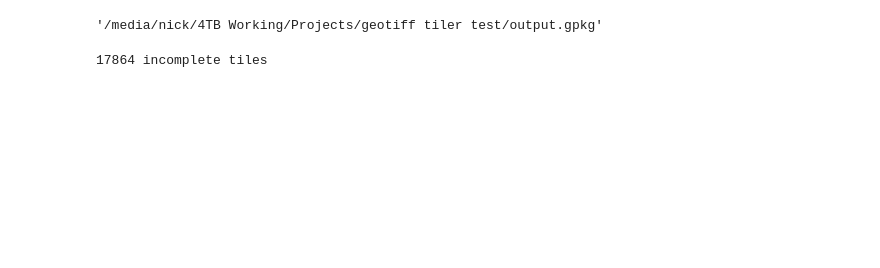
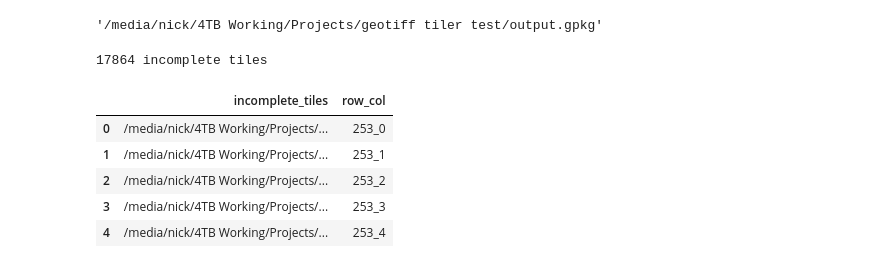
Before and after one commit to DPIRD-DMA/GeoTIFF_tiler, a Jupyter notebook: GeoTIFF_tiler_clean.ipynb, the cells around one changed output. Cells and saved outputs as stored; diff of their text form; code cells hidden in the pictures; blank space fills up the shorter version.

```diff
--- a/GeoTIFF_tiler_clean.ipynb
+++ b/GeoTIFF_tiler_clean.ipynb
@@ -43,6 +45,7 @@ print('We found ',len(geo_tiff_list),input_file_ext,'files')
 We found  31574 .tif files
 # %%
 # if you want to filter our input raster use this
-valid_raster_df = pd.read_csv(valid_raster)
-valid_raster_df.head()
+if valid_rasters_csv:
+    valid_raster_df = pd.read_csv(valid_rasters_csv)
+    print(valid_raster_df.head())
 # %% [output]
@@ -55,18 +58,20 @@ valid_raster_df.head()
+# %%
+# conver the valid raster names into a set so the lookup if much faster
+if valid_rasters_csv:
+    valid_raster_names = set(valid_raster_df.raster_name.tolist())
 # %%
-# conver the valid raster names into a set so the lookup if much faster
-valid_raster_names = set(valid_raster_df.tile.tolist())
+if valid_rasters_csv:
+    short_list = []
 
-short_list = []
-
-for tif in tqdm(geo_tiff_list):
-#     my csv file does not have the file extentions so we are stripping out the '.tif' to find a match
-    file_name = os.path.basename(tif).replace('.tif','')
-#     check if the current raster is in the list, if so add it to the clean list
-    if file_name in valid_raster_names:
-        short_list.append(tif)
-# reset the full list to the clean list
-geo_tiff_list = short_list
-len(geo_tiff_list)
+    for tif in tqdm(geo_tiff_list):
+    #     my csv file does not have the file extentions so we are stripping out the '.tif' to find a match
+        file_name = os.path.basename(tif).replace('.tif','')
+    #     check if the current raster is in the list, if so add it to the clean list
+        if file_name in valid_raster_names:
+            short_list.append(tif)
+    # reset the full list to the clean list
+    geo_tiff_list = short_list
+    print(len(geo_tiff_list))
 # %% [output]
 156
 # %%
@@ -317,12 +319,13 @@ def cut_tiles(geotiff):
 pool = Pool()
 with pool:
     incomplete_tile_list = list(tqdm(pool.imap(cut_tiles,geo_tiff_with_tiles), total=len(geo_tiff_with_tiles)))
-# %%
-#  the pool above returns all the incomplete tiles as a list of list, we need a flat list
-flat_incomplete_tile_list = [item for sublist in incomplete_tile_list for item in sublist]
-print(len(flat_incomplete_tile_list),'incomplete tiles')
-# %% [output]
-17864 incomplete tiles
+# %%
+#%%timeit
+#  the pool above returns all the incomplete tiles as a list of list, we need a flat list
+flat_incomplete_tile_list = np.concatenate(incomplete_tile_list).ravel()
+print(len(flat_incomplete_tile_list),'incomplete tiles')
+# %% [output]
+17864 incomplete tiles
 # %%
 incomplete_tile_file_names = []
 # from the flat list make a new list with just rows and cols to filter by
@@ -331,9 +334,20 @@ for incomplete_tile in flat_incomplete_tile_list:
 # %%
 # make a new dataframe with paths and row/cols
 incomplete_tile_df = pd.DataFrame(
     {'incomplete_tiles': flat_incomplete_tile_list,
      'row_col': incomplete_tile_file_names
     })
+
+unique_tiles_list = incomplete_tile_df.row_col.unique()
+
+incomplete_tile_df.head()
+# %% [output]
+|  | incomplete_tiles | row_col |
+| 0 | /media/nick/4TB Working/Projects/... | 253_0 |
+| 1 | /media/nick/4TB Working/Projects/... | 253_1 |
+| 2 | /media/nick/4TB Working/Projects/... | 253_2 |
+| 3 | /media/nick/4TB Working/Projects/... | 253_3 |
+| 4 | /media/nick/4TB Working/Projects/... | 253_4 |
 # %%
 # handy gdal tool to merge files
 def merge_tiles(merge_imgs, output_path):
```
Also changed, not shown: parts of 24 cells of this notebook.
